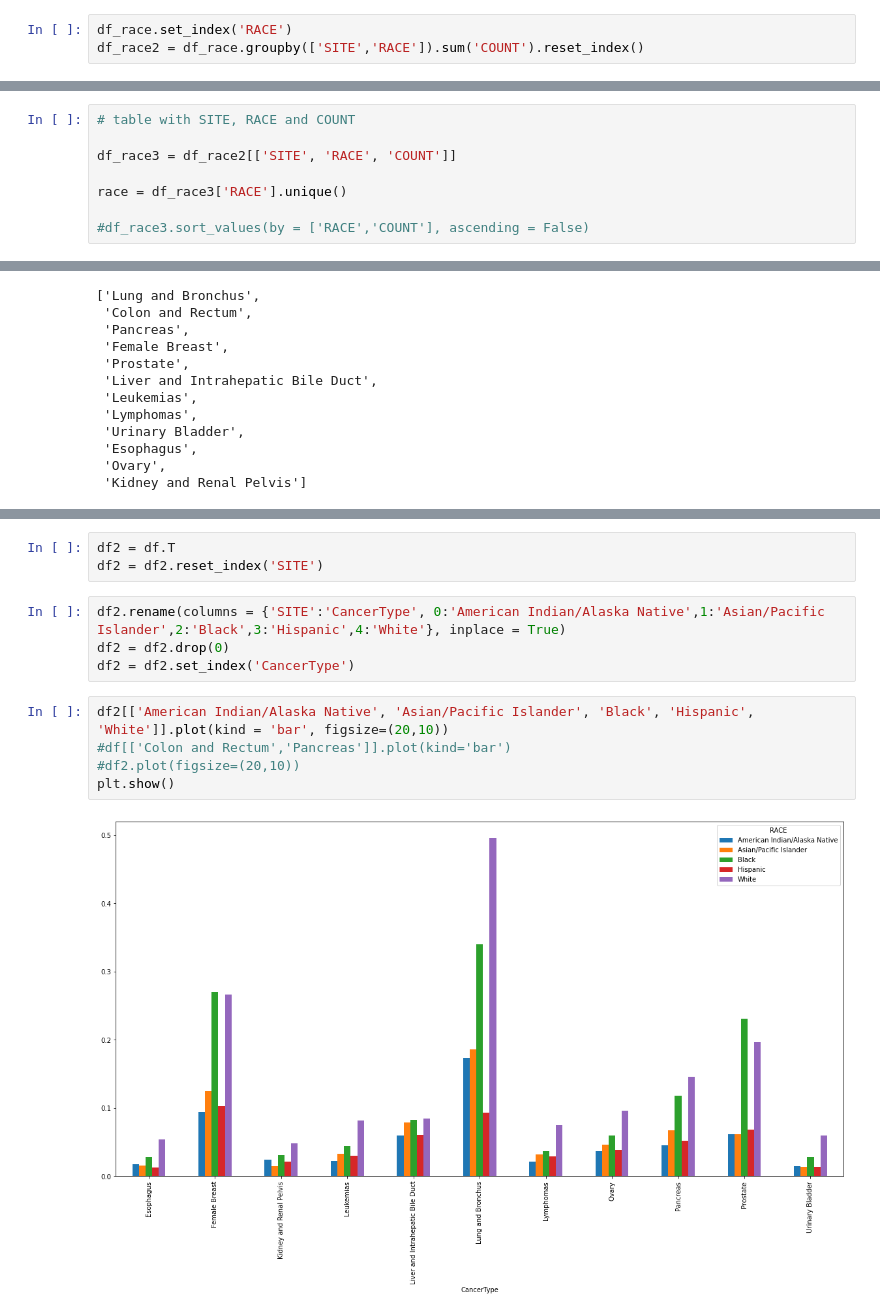
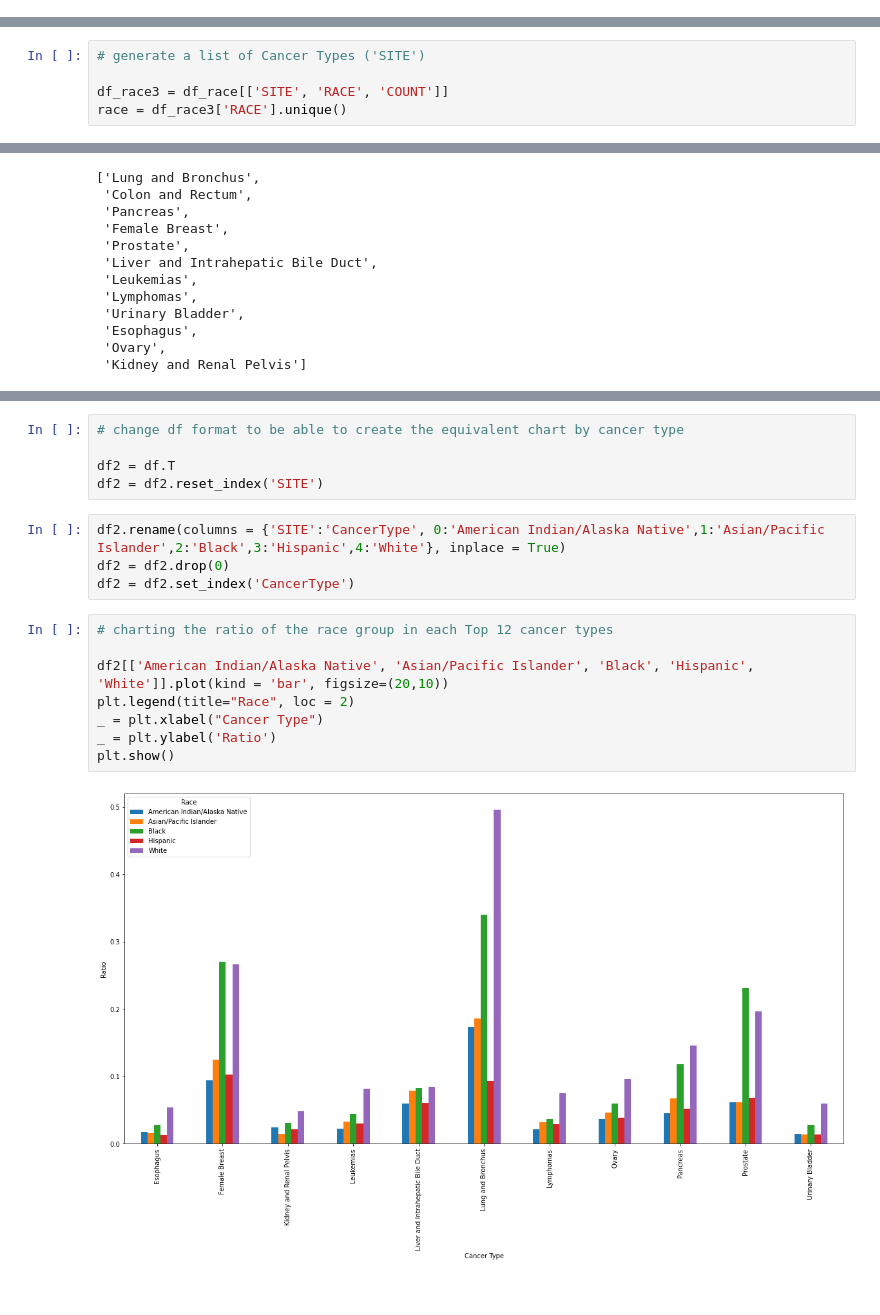
Before and after one commit to joontaka/Springboard, a Jupyter notebook: Assignments/Unit11/Unit11.5_CapstoneTwo/11.5-CapstoneTwo_EDA.ipynb, the cells around one changed output, grey strips where cells are left out. Saved outputs shown, nothing was run; the diff lists cells and outputs as text.

```diff
--- a/Assignments/Unit11/Unit11.5_CapstoneTwo/11.5-CapstoneTwo_EDA.ipynb
+++ b/Assignments/Unit11/Unit11.5_CapstoneTwo/11.5-CapstoneTwo_EDA.ipynb
@@ -99,6 +93,3 @@ df_race.head()
 | 2 | Acute Lymphocytic | Hispanic | 362 | 58700989 |
 | 3 | Acute Lymphocytic | White | 1337 | 253543192 |
 | 4 | Acute Myeloid | American Indian/Alaska Native | 43 | 4684666 |
-# %%
-df_race.set_index('RACE')
-df_race2 = df_race.groupby(['SITE','RACE']).sum('COUNT').reset_index()
@@ -114,9 +96,6 @@ df_race2.head()
 # %%
-# table with SITE, RACE and COUNT
+# generate a list of Cancer Types ('SITE')
 
-df_race3 = df_race2[['SITE', 'RACE', 'COUNT']]
-
+df_race3 = df_race[['SITE', 'RACE', 'COUNT']]
 race = df_race3['RACE'].unique()
-
-#df_race3.sort_values(by = ['RACE','COUNT'], ascending = False)
 # %%
@@ -244,14 +280,19 @@ plt.show()
-# %%
-df2 = df.T
-df2 = df2.reset_index('SITE')
+# %%
+# change df format to be able to create the equivalent chart by cancer type
+
+df2 = df.T
+df2 = df2.reset_index('SITE')
 # %%
 df2.rename(columns = {'SITE':'CancerType', 0:'American Indian/Alaska Native',1:'Asian/Pacific Islander',2:'Black',3:'Hispanic',4:'White'}, inplace = True)
 df2 = df2.drop(0)
 df2 = df2.set_index('CancerType')
 # %%
+# charting the ratio of the race group in each Top 12 cancer types
+
 df2[['American Indian/Alaska Native', 'Asian/Pacific Islander', 'Black', 'Hispanic', 'White']].plot(kind = 'bar', figsize=(20,10))
-#df[['Colon and Rectum','Pancreas']].plot(kind='bar')
-#df2.plot(figsize=(20,10))
+plt.legend(title="Race", loc = 2)
+_ = plt.xlabel("Cancer Type")
+_ = plt.ylabel('Ratio')
 plt.show()
 # %% [output]
-[figure, old version]
+[figure, new version]
```
Also changed, not shown: parts of 20 cells of this notebook.
